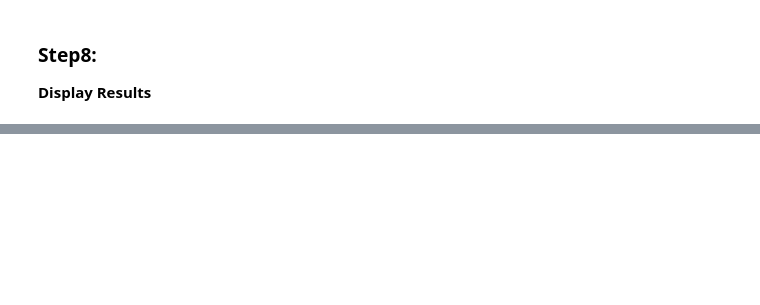
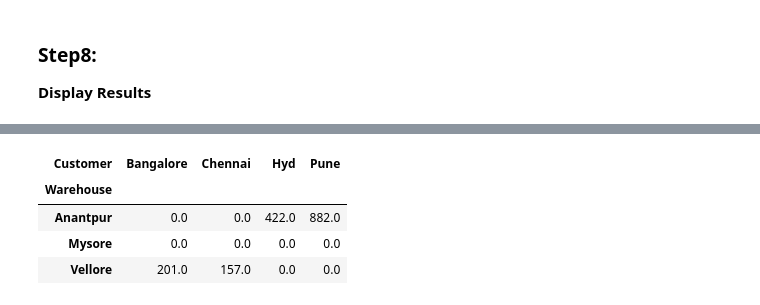
Before and after one commit to ankitshripalsingh/Operations-Research, a Jupyter notebook: Warehouse Location Optimization.ipynb, the cells around one changed output, grey strips where cells are left out. Saved outputs shown, nothing was run; the diff lists cells and outputs as text; code cells hidden in the pictures; blank space fills up the shorter version.

```diff
--- a/Warehouse Location Optimization.ipynb
+++ b/Warehouse Location Optimization.ipynb
@@ -152,0 +322,8 @@ To *minimize* the sum of distances between the warehouses and customer locations
+# %%
+pd.DataFrame(output, columns = ['Warehouse', 'Customer', 'Is_Active', 'Distance']).pivot(index = 'Warehouse', columns = 'Customer', values = 'Distance')
+# %% [output]
+| Customer | Bangalore | Chennai | Hyd | Pune |
+| Warehouse |  |  |  |  |
+| Anantpur | 0.0 | 0.0 | 422.0 | 882.0 |
+| Mysore | 0.0 | 0.0 | 0.0 | 0.0 |
+| Vellore | 201.0 | 157.0 | 0.0 | 0.0 |
```
Also changed, not shown: parts of 22 cells of this notebook.
